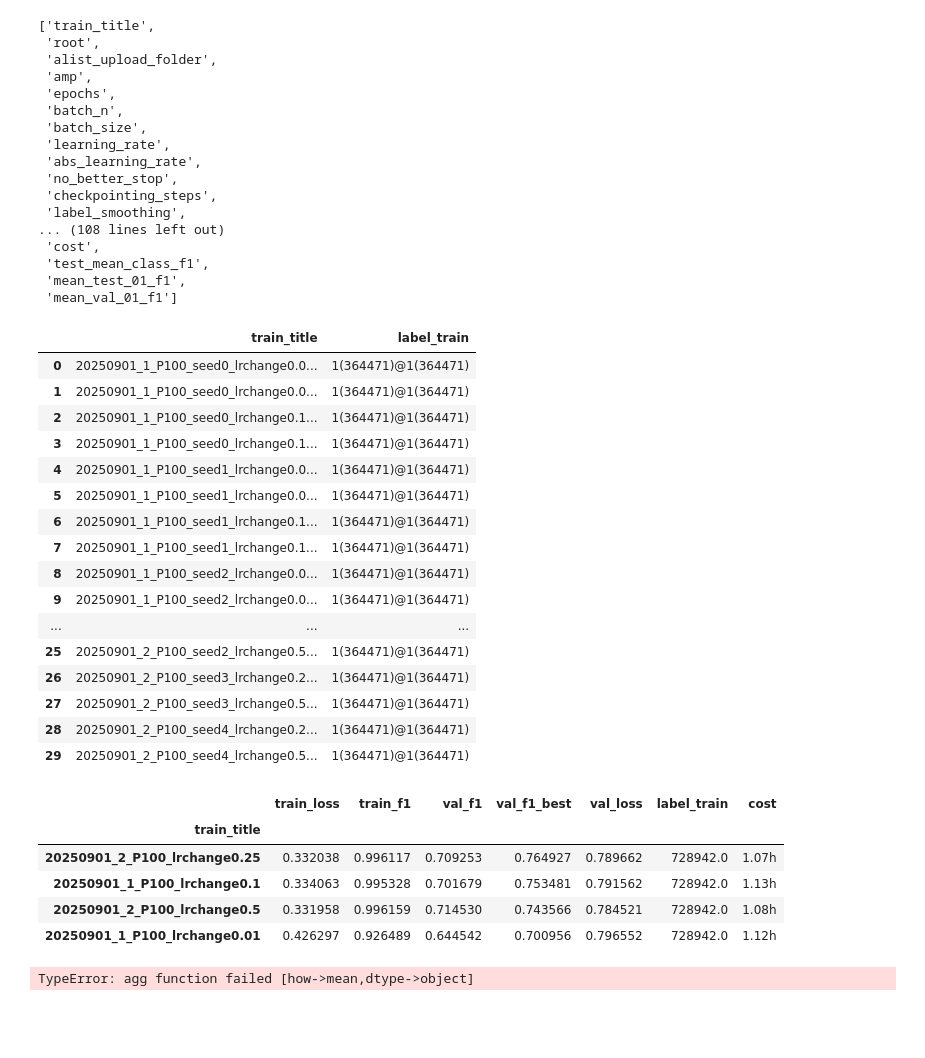
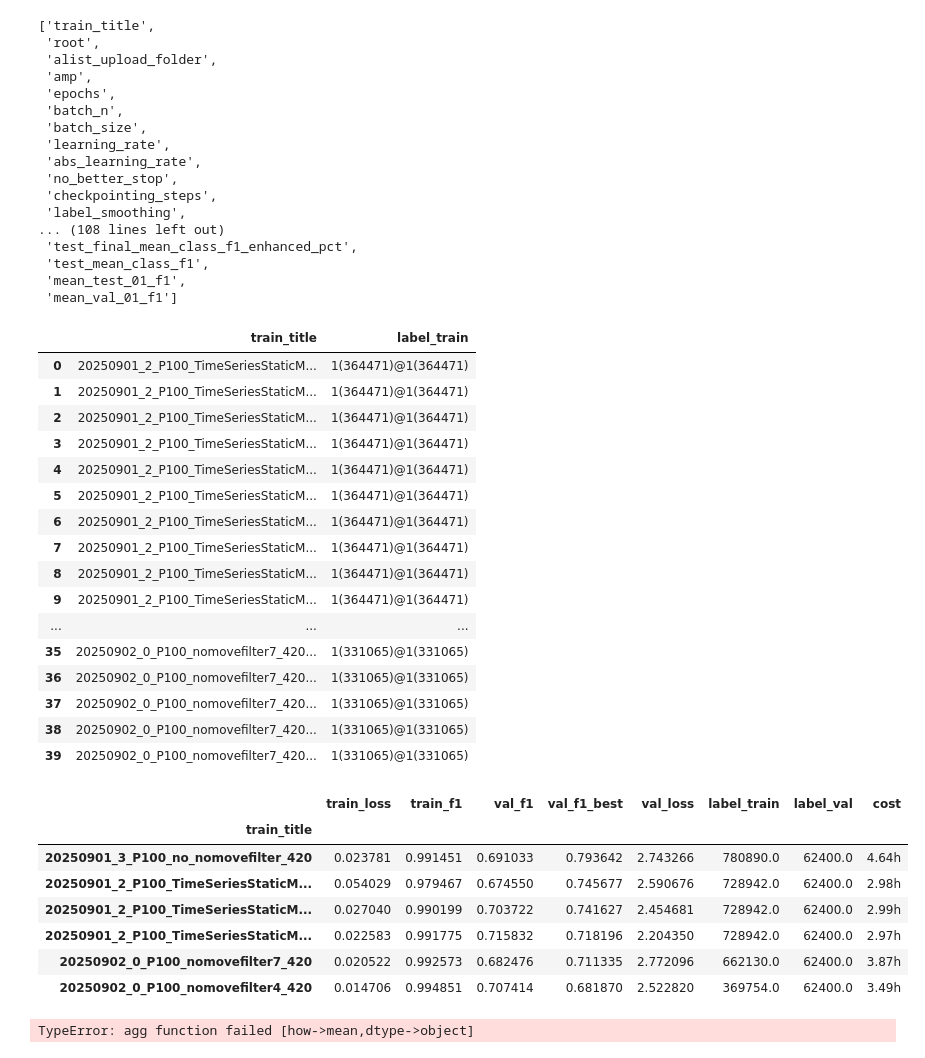
Before and after one commit to lhiqwj173/dl_helper, a Jupyter notebook: notebook/训练result汇总.ipynb, the cells around one changed output. Drawn from its saved outputs; the diff is of its cells as text; code cells hidden in the pictures; blank space fills up the shorter version.

Commit message:
20250902_2_dropout2

```diff
--- a/notebook/训练result汇总.ipynb
+++ b/notebook/训练result汇总.ipynb
@@ -39,7 +39,9 @@ folders = [
     # r'D:\code\forecast_model\notebook\20250901_warinup',
     # r'D:\code\forecast_model\notebook\20250901_1_lr',
     # r'D:\code\forecast_model\notebook\20250901_2_smaller',
-    r'D:\code\forecast_model\notebook\20250901_3_no_nomovefilter',
+    # r'D:\code\forecast_model\notebook\20250901_3_no_nomovefilter',
+    # r'D:\code\forecast_model\notebook\20250902_0_nomovefilter',
+    r'D:\code\forecast_model\notebook\20250902_1_dropout',
     ]
 # %%
 data = pd.DataFrame()
@@ -152,7 +154,7 @@ list(data)
  'checkpointing_steps',
  'label_smoothing',
 ... (108 lines left out)
- 'cost',
+ 'test_final_mean_class_f1_enhanced_pct',
  'test_mean_class_f1',
  'mean_test_01_f1',
  'mean_val_01_f1']
@@ -160,67 +162,70 @@ list(data)
 data[['train_title', 'label_train']]
 # %% [output]
 |  | train_title | label_train |
-| 0 | 20250901_1_P100_seed0_lrchange0.0... | 1(364471)@1(364471) |
-| 1 | 20250901_1_P100_seed0_lrchange0.0... | 1(364471)@1(364471) |
-| 2 | 20250901_1_P100_seed0_lrchange0.1... | 1(364471)@1(364471) |
-| 3 | 20250901_1_P100_seed0_lrchange0.1... | 1(364471)@1(364471) |
-| 4 | 20250901_1_P100_seed1_lrchange0.0... | 1(364471)@1(364471) |
-| 5 | 20250901_1_P100_seed1_lrchange0.0... | 1(364471)@1(364471) |
-| 6 | 20250901_1_P100_seed1_lrchange0.1... | 1(364471)@1(364471) |
-| 7 | 20250901_1_P100_seed1_lrchange0.1... | 1(364471)@1(364471) |
-| 8 | 20250901_1_P100_seed2_lrchange0.0... | 1(364471)@1(364471) |
-| 9 | 20250901_1_P100_seed2_lrchange0.0... | 1(364471)@1(364471) |
+| 0 | 20250901_2_P100_TimeSeriesStaticM... | 1(364471)@1(364471) |
+| 1 | 20250901_2_P100_TimeSeriesStaticM... | 1(364471)@1(364471) |
+| 2 | 20250901_2_P100_TimeSeriesStaticM... | 1(364471)@1(364471) |
+| 3 | 20250901_2_P100_TimeSeriesStaticM... | 1(364471)@1(364471) |
+| 4 | 20250901_2_P100_TimeSeriesStaticM... | 1(364471)@1(364471) |
+| 5 | 20250901_2_P100_TimeSeriesStaticM... | 1(364471)@1(364471) |
+| 6 | 20250901_2_P100_TimeSeriesStaticM... | 1(364471)@1(364471) |
+| 7 | 20250901_2_P100_TimeSeriesStaticM... | 1(364471)@1(364471) |
+| 8 | 20250901_2_P100_TimeSeriesStaticM... | 1(364471)@1(364471) |
+| 9 | 20250901_2_P100_TimeSeriesStaticM... | 1(364471)@1(364471) |
 | ... | ... | ... |
-| 25 | 20250901_2_P100_seed2_lrchange0.5... | 1(364471)@1(364471) |
-| 26 | 20250901_2_P100_seed3_lrchange0.2... | 1(364471)@1(364471) |
-| 27 | 20250901_2_P100_seed3_lrchange0.5... | 1(364471)@1(364471) |
-| 28 | 20250901_2_P100_seed4_lrchange0.2... | 1(364471)@1(364471) |
-| 29 | 20250901_2_P100_seed4_lrchange0.5... | 1(364471)@1(364471) |
+| 35 | 20250902_0_P100_nomovefilter7_420... | 1(331065)@1(331065) |
+| 36 | 20250902_0_P100_nomovefilter7_420... | 1(331065)@1(331065) |
+| 37 | 20250902_0_P100_nomovefilter7_420... | 1(331065)@1(331065) |
+| 38 | 20250902_0_P100_nomovefilter7_420... | 1(331065)@1(331065) |
+| 39 | 20250902_0_P100_nomovefilter7_420... | 1(331065)@1(331065) |
 # %%
 # 多seed平均
 key_col_name = ['train_f1']
 key_col_name = ['train_loss', 'train_f1', 'val_f1', 'val_f1_best', 'val_loss', 'test_best_f1', 'label_train']
-key_col_name = ['train_loss', 'train_f1', 'val_f1', 'val_f1_best', 'val_loss', 'label_train']
+key_col_name = ['train_loss', 'train_f1', 'val_f1', 'val_f1_best', 'val_loss', 'label_train', 'label_val']
 
 d = data.loc[:, key_col_name + ['cost']]
 d['train_title'] = data['train_title'].apply(lambda x: '_'.join([i for i in x.split('_') if 'seed' not in i]))
 d['label_train'] = d['label_train'].apply(lambda x:int(x.split('@')[-1][2:-1])*2)
+d['label_val'] = d['label_val'].apply(lambda x:int(x.split('@')[-1][2:-1])*2)
 
 # 只考察 final
 _match_bool = data['train_title'].apply(lambda x: 'final' in x or ('final' not in x and 'best' not in x))
 d = d.loc[_match_bool]
 # 去除 final/best 的标记
 d['train_title'] = d['train_title'].apply(lambda x: x.replace('_final', '').replace('_best', ''))
 
 # # 关键字过滤 白名单
 # keys = ['bc']
 # _match_key_bool = data['train_title'].apply(lambda x: any([k in x for k in keys]))
 # d = d.loc[_match_key_bool]
 # 关键字过滤 黑名单
 keys = ['wd0.0001', 'wd0.001']
 _match_key_bool = data['train_title'].apply(lambda x: all([k not in x for k in keys]))
 d = d.loc[_match_key_bool]
 
 # # 根据 idx 区分类别
 # # 用于未区分title的情况
 # _cls = d['train_title'].apply(lambda x: [(int(i.replace('IDX', '')) % 3) for i in x.split('_') if 'IDX' in i][0])
 # _cls = _cls.apply(lambda x: ['nomove30', 'nomove50', 'nomove70'][x])
 # d['train_title'] = d['train_title'].apply(lambda x: '_'.join([i for i in x.split('_') if 'IDX' not in i])) + '_' + _cls
 
 # title 已经区分
 d['train_title'] = d['train_title'].apply(lambda x: '_'.join([i for i in x.split('_') if 'IDX' not in i]))
 
 d['cost'] = d['cost'].apply(lambda x: float(x.replace('h', '')))
 d = d.groupby('train_title').mean()
 d['cost'] = d['cost'].apply(lambda x: str(round(x,2)) + 'h')
 d.sort_values('val_f1_best',ascending=False)
 # %% [output]
-|  | train_loss | train_f1 | val_f1 | val_f1_best | val_loss | label_train | cost |
-| train_title |  |  |  |  |  |  |  |
-| 20250901_2_P100_lrchange0.25 | 0.332038 | 0.996117 | 0.709253 | 0.764927 | 0.789662 | 728942.0 | 1.07h |
-| 20250901_1_P100_lrchange0.1 | 0.334063 | 0.995328 | 0.701679 | 0.753481 | 0.791562 | 728942.0 | 1.13h |
-| 20250901_2_P100_lrchange0.5 | 0.331958 | 0.996159 | 0.714530 | 0.743566 | 0.784521 | 728942.0 | 1.08h |
-| 20250901_1_P100_lrchange0.01 | 0.426297 | 0.926489 | 0.644542 | 0.700956 | 0.796552 | 728942.0 | 1.12h |
+|  | train_loss | train_f1 | val_f1 | val_f1_best | val_loss | label_train | label_val | cost |
+| train_title |  |  |  |  |  |  |  |  |
+| 20250901_3_P100_no_nomovefilter_420 | 0.023781 | 0.991451 | 0.691033 | 0.793642 | 2.743266 | 780890.0 | 62400.0 | 4.64h |
+| 20250901_2_P100_TimeSeriesStaticM... | 0.054029 | 0.979467 | 0.674550 | 0.745677 | 2.590676 | 728942.0 | 62400.0 | 2.98h |
+| 20250901_2_P100_TimeSeriesStaticM... | 0.027040 | 0.990199 | 0.703722 | 0.741627 | 2.454681 | 728942.0 | 62400.0 | 2.99h |
+| 20250901_2_P100_TimeSeriesStaticM... | 0.022583 | 0.991775 | 0.715832 | 0.718196 | 2.204350 | 728942.0 | 62400.0 | 2.97h |
+| 20250902_0_P100_nomovefilter7_420 | 0.020522 | 0.992573 | 0.682476 | 0.711335 | 2.772096 | 662130.0 | 62400.0 | 3.87h |
+| 20250902_0_P100_nomovefilter4_420 | 0.014706 | 0.994851 | 0.707414 | 0.681870 | 2.522820 | 369754.0 | 62400.0 | 3.49h |
 # %%
 # 多IDX平均
 key_col_name = 'val_f1'
```
Also changed, not shown: parts of 1 cell of this notebook, 2 other files.
